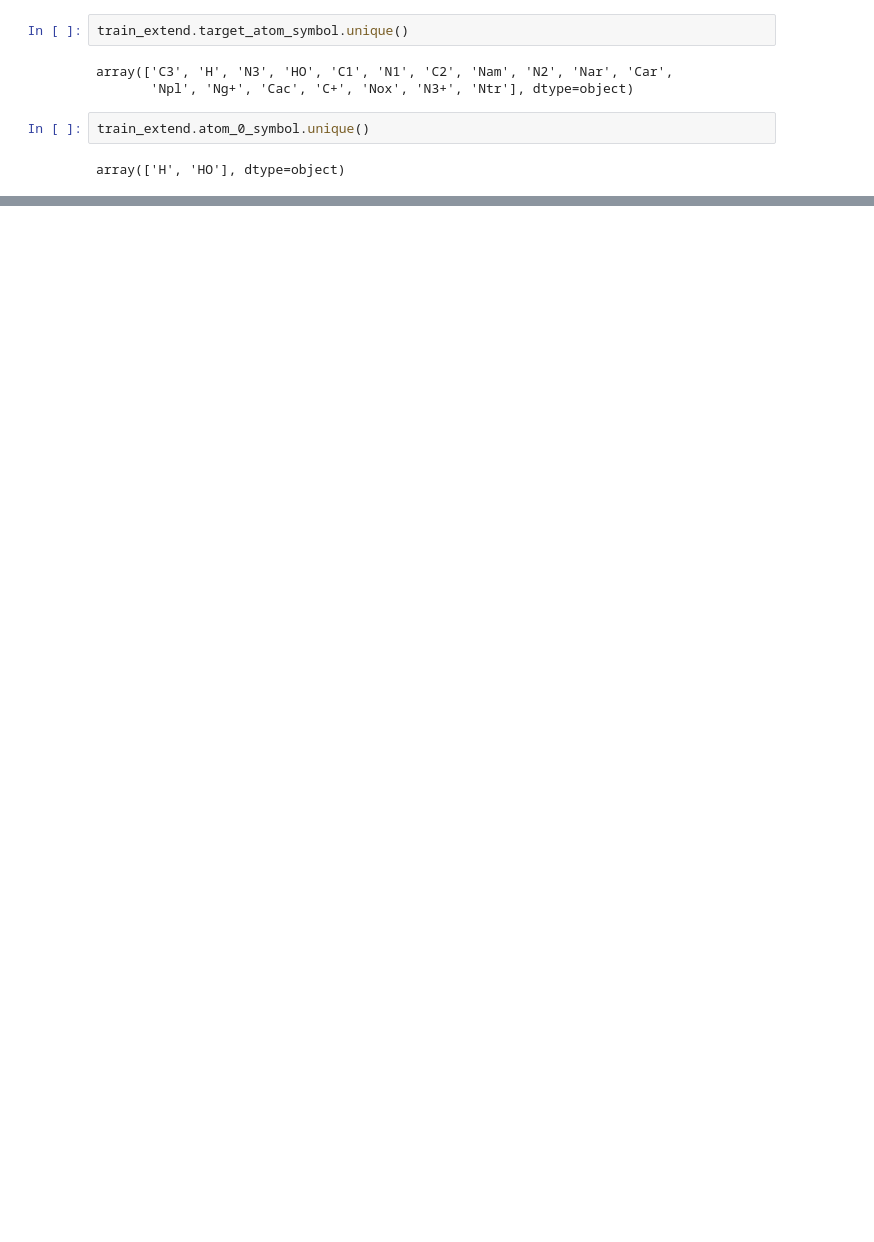
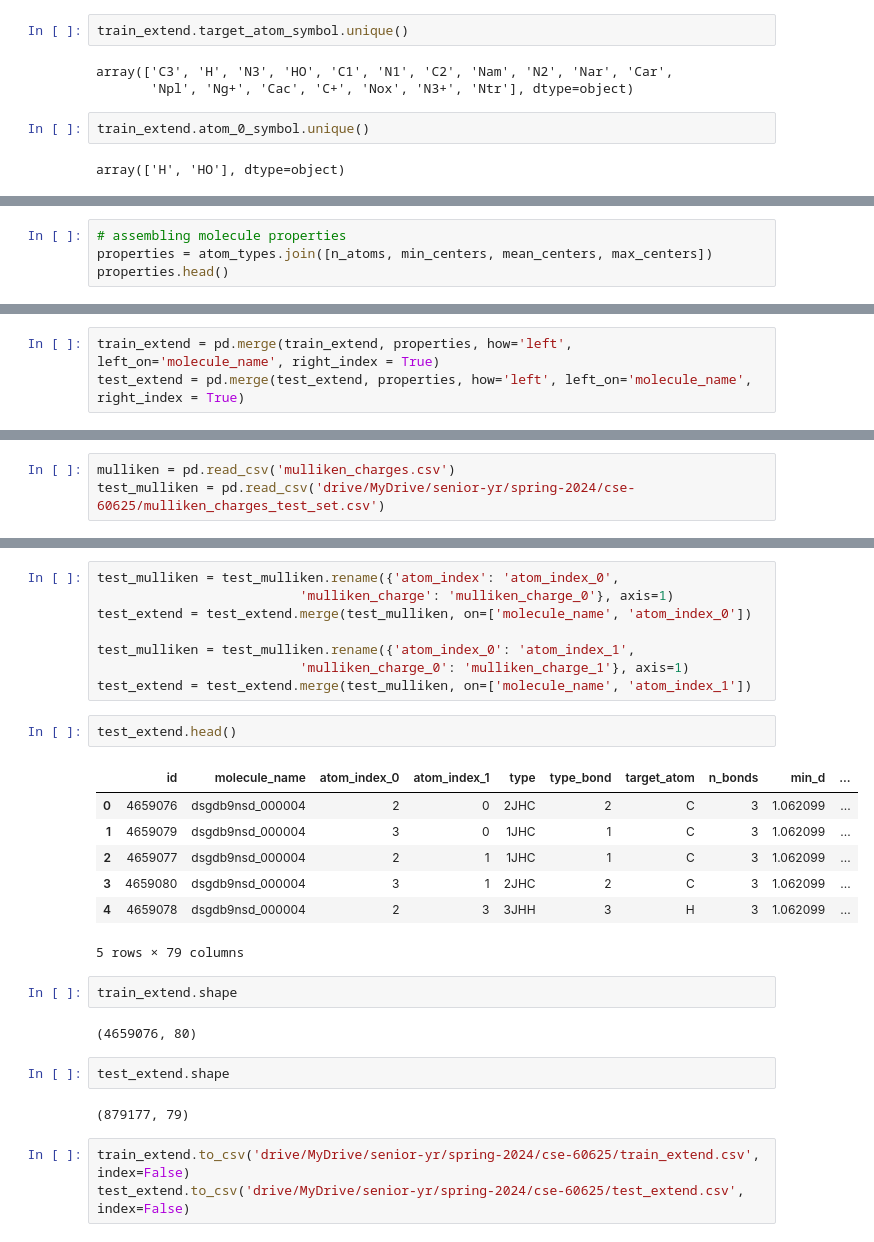
Before and after one commit to tram-tr/predicting-molecular-properties, a Jupyter notebook: feature_engineering.ipynb, the cells around one changed output, grey strips where cells are left out. Cells and saved outputs as stored; diff of their text form; blank space fills up the shorter version.

```diff
--- a/feature_engineering.ipynb
+++ b/feature_engineering.ipynb
@@ -592,0 +699,4 @@ sns.histplot(train_extend[train_extend.diheral_angle != -1].diheral_angle)
+# %%
+# assembling molecule properties
+properties = atom_types.join([n_atoms, min_centers, mean_centers, max_centers])
+properties.head()
@@ -592,0 +710,3 @@ sns.histplot(train_extend[train_extend.diheral_angle != -1].diheral_angle)
+# %%
+train_extend = pd.merge(train_extend, properties, how='left', left_on='molecule_name', right_index = True)
+test_extend = pd.merge(test_extend, properties, how='left', left_on='molecule_name', right_index = True)
@@ -592,0 +755,3 @@ sns.histplot(train_extend[train_extend.diheral_angle != -1].diheral_angle)
+# %%
+mulliken = pd.read_csv('mulliken_charges.csv')
+test_mulliken = pd.read_csv('drive/MyDrive/senior-yr/spring-2024/cse-60625/mulliken_charges_test_set.csv')
@@ -592,0 +776,29 @@ sns.histplot(train_extend[train_extend.diheral_angle != -1].diheral_angle)
+# %%
+test_mulliken = test_mulliken.rename({'atom_index': 'atom_index_0',
+                          'mulliken_charge': 'mulliken_charge_0'}, axis=1)
+test_extend = test_extend.merge(test_mulliken, on=['molecule_name', 'atom_index_0'])
+
+test_mulliken = test_mulliken.rename({'atom_index_0': 'atom_index_1',
+                          'mulliken_charge_0': 'mulliken_charge_1'}, axis=1)
+test_extend = test_extend.merge(test_mulliken, on=['molecule_name', 'atom_index_1'])
+# %%
+test_extend.head()
+# %% [output]
+|  | id | molecule_name | atom_index_0 | atom_index_1 | type | type_bond | target_atom | n_bonds | min_d | ... |
+| 0 | 4659076 | dsgdb9nsd_000004 | 2 | 0 | 2JHC | 2 | C | 3 | 1.062099 | ... |
+| 1 | 4659079 | dsgdb9nsd_000004 | 3 | 0 | 1JHC | 1 | C | 3 | 1.062099 | ... |
+| 2 | 4659077 | dsgdb9nsd_000004 | 2 | 1 | 1JHC | 1 | C | 3 | 1.062099 | ... |
+| 3 | 4659080 | dsgdb9nsd_000004 | 3 | 1 | 2JHC | 2 | C | 3 | 1.062099 | ... |
+| 4 | 4659078 | dsgdb9nsd_000004 | 2 | 3 | 3JHH | 3 | H | 3 | 1.062099 | ... |
+5 rows × 79 columns
+# %%
+train_extend.shape
+# %% [output]
+(4659076, 80)
+# %%
+test_extend.shape
+# %% [output]
+(879177, 79)
+# %%
+train_extend.to_csv('drive/MyDrive/senior-yr/spring-2024/cse-60625/train_extend.csv', index=False)
+test_extend.to_csv('drive/MyDrive/senior-yr/spring-2024/cse-60625/test_extend.csv', index=False)
```
Also changed, not shown: parts of 25 cells of this notebook.
